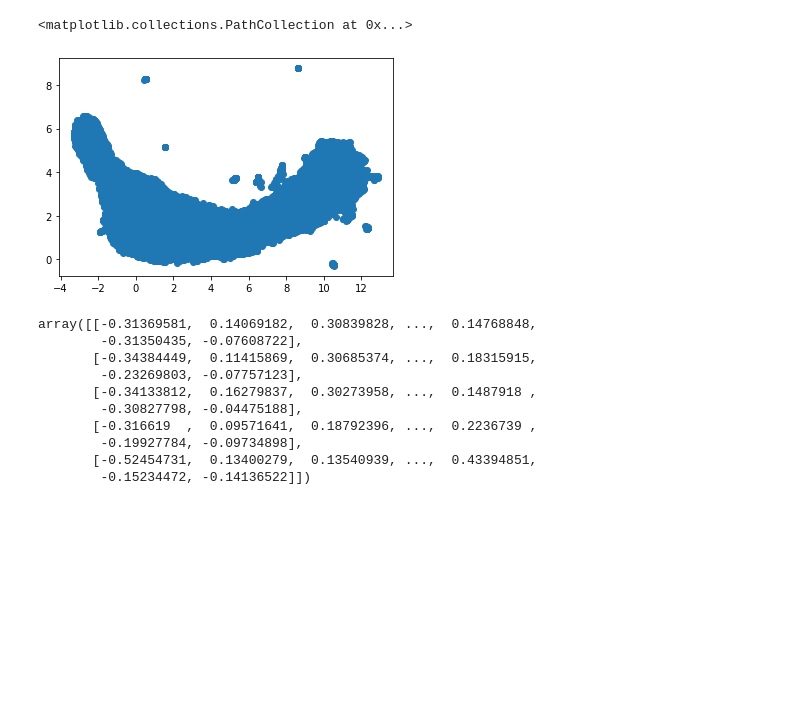
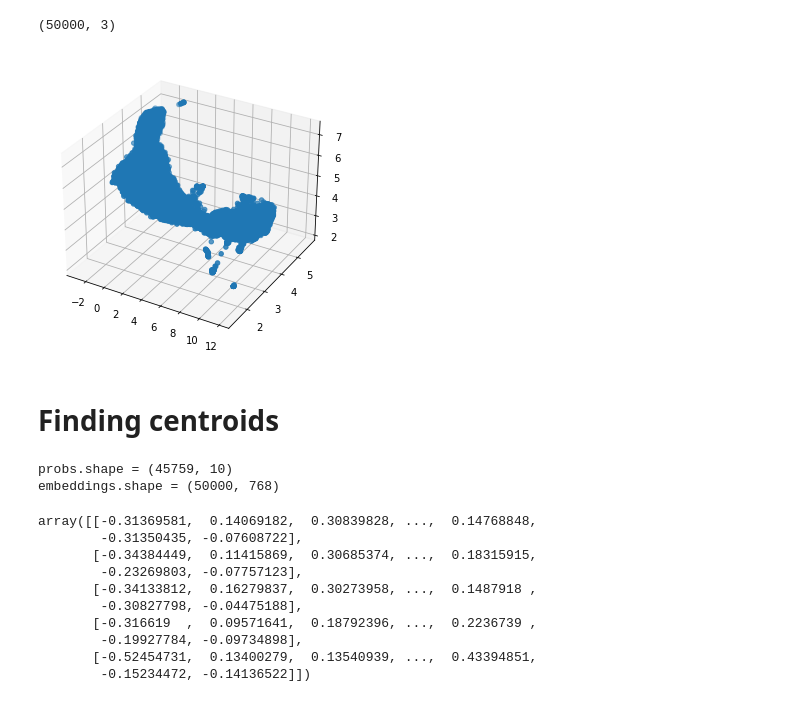
Before and after one commit to Rysias/TransTopicXAI, a Jupyter notebook: src/EmbeddingExploration.ipynb, the cells around one changed output. Drawn from its saved outputs; the diff is of its cells as text; code cells hidden in the pictures; blank space fills up the shorter version.

```diff
--- a/src/EmbeddingExploration.ipynb
+++ b/src/EmbeddingExploration.ipynb
@@ -27,10 +33,22 @@ embeddings = np.load(DATA_DIR / f"{model_name}_embs.npy")
 # %%
-umap_model = UMAP(n_neighbors=15, n_components=2, min_dist=0.0, metric='cosine')
+umap_model = UMAP(
+    n_neighbors=30,
+    min_dist=0.0,
+    n_components=3,
+    random_state=42,
+)
 umap_embeddings = umap_model.fit_transform(embeddings, None)
+# %%
+umap_embeddings.shape
+# %% [output]
+(50000, 3)
 # %%
-umap_embeddings.shape
+fig = plt.figure()
+ax = Axes3D(fig)
 
-plt.scatter(umap_embeddings[:, 0], umap_embeddings[:, 1])
+ax.scatter(umap_embeddings[:, 0], umap_embeddings[:, 1], umap_embeddings[:, 2])
+plt.show()
 # %% [output]
-<matplotlib.collections.PathCollection at 0x...>
-[figure, old version]
+[figure, new version]
+# %% [markdown]
+# Finding centroids
@@ -37,3 +58,9 @@ plt.scatter(umap_embeddings[:, 0], umap_embeddings[:, 1])
+# %%
+print(f"{probs.shape = }")
+print(f"{embeddings.shape = }")
+# %% [output]
+probs.shape = (45759, 10)
+embeddings.shape = (50000, 768)
 # %%
 model.calculate_centroids(doc_topics["topic"], doc_topics["prob"], embeddings)
 # %% [output]
```
Also changed, not shown: parts of 4 cells of this notebook, 1 other file.
